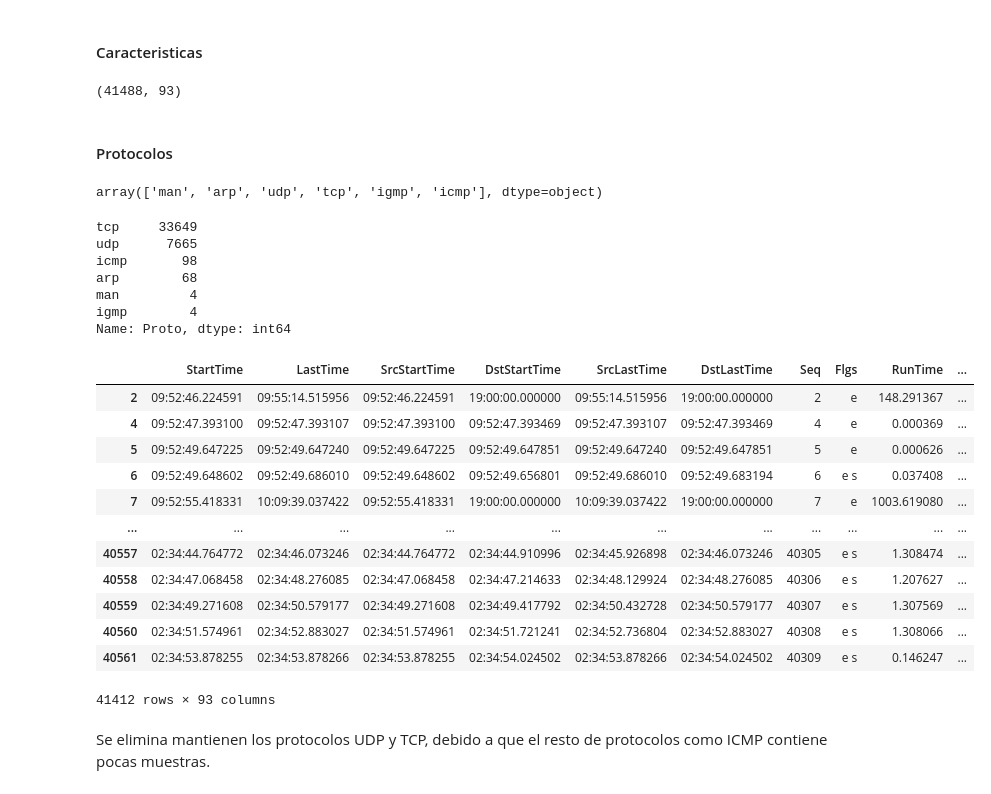
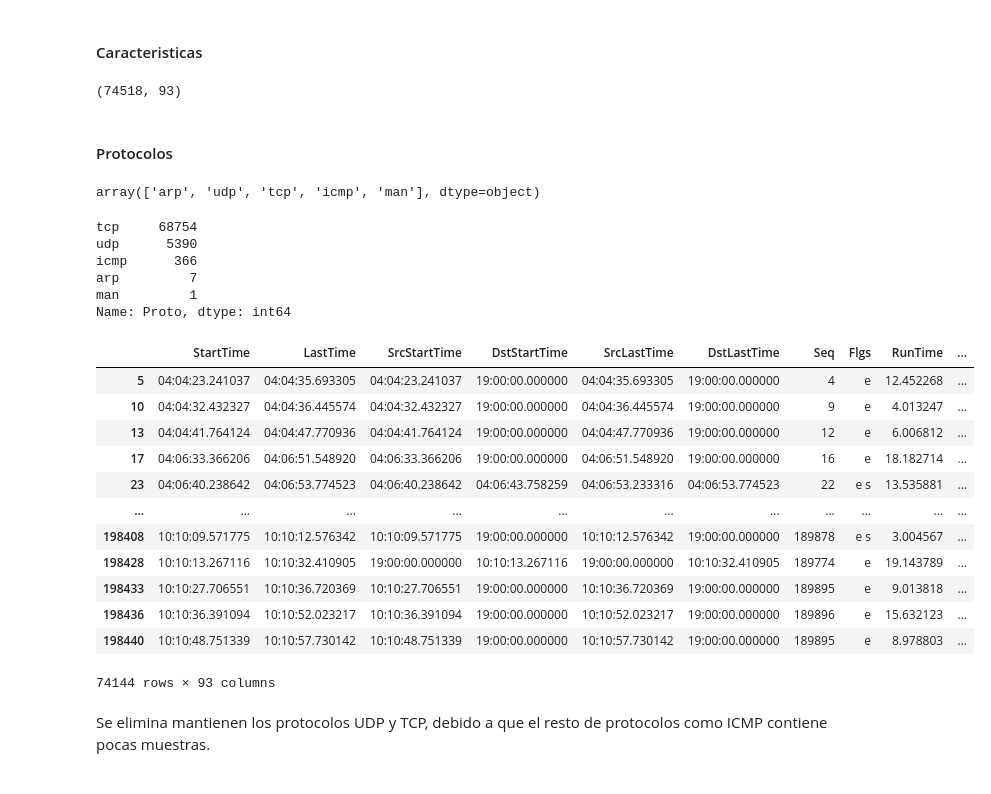
Before and after one commit to soyMA05/Clasiffication_TrafficSDN2, a Jupyter notebook: Fase2/limpieza_botnet.ipynb, the cells around one changed output. Drawn from its saved outputs; the diff is of its cells as text; code cells hidden in the pictures.

```diff
--- a/Fase2/limpieza_botnet.ipynb
+++ b/Fase2/limpieza_botnet.ipynb
@@ -23,5 +23,8 @@ def eliminar_filasvaloresDesconocidos(_daframe:pd.DataFrame, _dfilasConsulta:pd.
 # %% [markdown]
 # Importacion de datos
 # %%
-df_bot1 = pd.read_csv('../../botCTUltima/botnet-capture-20110815-fast-flux.csv')
-df_bot2 = pd.read_csv('../../botCTUltima/botnet-capture-20110815-fast-flux-2.csv')
+df_bot1 = pd.read_csv('../../botCTUltima/botnet-capture-20110810-neris.csv')
+df_bot2 = pd.read_csv('../../botCTUltima/botnet-capture-20110811-neris.csv')
+df_bot3 = pd.read_csv('../../botCTUltima/botnet-capture-20110815-fast-flux-2.csv')
+df_bot4 = pd.read_csv('../../botCTUltima/botnet-capture-20110815-fast-flux.csv')
+df_bot5 = pd.read_csv('../../botCTUltima/botnet-capture-20110817-bot.csv')
@@ -32,3 +124,10 @@ df_bot.to_csv('../../araDataFin/unclean/botnet.csv', index=False)
+# %%
+df_bot1=df_bot1[df_bot1.Dur>3]
+df_bot2=df_bot2[df_bot2.Dur>5]
+df_bot3=df_bot3[df_bot3.Dur>5]
+df_bot4=df_bot4[df_bot4.Dur>5]
+df_bot5=df_bot5[df_bot5.Dur>3]
+df_bot = pd.concat([df_bot1,df_bot2,df_bot3,df_bot4,df_bot5],axis=0)
 # %% [markdown]
 # 1. Limpieza de datos
 # %% [markdown]
@@ -45,41 +144,40 @@ df_bot.drop(columns=caracteristicas_in, axis=1, inplace=True)
 # %%
 df_bot.shape
 # %% [output]
-(41488, 93)
+(74518, 93)
 # %% [markdown]
 #### Protocolos
 # %%
 """verificiar protocolos para trafico botnet"""
 df_bot.Proto.unique()
 # %% [output]
-array(['man', 'arp', 'udp', 'tcp', 'igmp', 'icmp'], dtype=object)
+array(['arp', 'udp', 'tcp', 'icmp', 'man'], dtype=object)
 # %%
 df_bot.Proto.value_counts()
 # %% [output]
-tcp     33649
-udp      7665
-icmp       98
-arp        68
-man         4
-igmp        4
+tcp     68754
+udp      5390
+icmp      366
+arp         7
+man         1
 Name: Proto, dtype: int64
 # %%
 """analizar protocolos L3 y L4"""
-df_bot[(df_bot.Proto=='tcp')| (df_bot.Proto=='udp')df_bot[(df_bot.Proto=='tcp')| (df_bot.Proto=='udp')| (df_bot.Proto=='icmp')]
+df_bot[(df_bot.Proto=='tcp') | (df_bot.Proto=='udp')]
 # %% [output]
 |  | StartTime | LastTime | SrcStartTime | DstStartTime | SrcLastTime | DstLastTime | Seq | Flgs | RunTime | ... |
-| 2 | 09:52:46.224591 | 09:55:14.515956 | 09:52:46.224591 | 19:00:00.000000 | 09:55:14.515956 | 19:00:00.000000 | 2 | e | 148.291367 | ... |
-| 4 | 09:52:47.393100 | 09:52:47.393107 | 09:52:47.393100 | 09:52:47.393469 | 09:52:47.393107 | 09:52:47.393469 | 4 | e | 0.000369 | ... |
-| 5 | 09:52:49.647225 | 09:52:49.647240 | 09:52:49.647225 | 09:52:49.647851 | 09:52:49.647240 | 09:52:49.647851 | 5 | e | 0.000626 | ... |
-| 6 | 09:52:49.648602 | 09:52:49.686010 | 09:52:49.648602 | 09:52:49.656801 | 09:52:49.686010 | 09:52:49.683194 | 6 | e s | 0.037408 | ... |
-| 7 | 09:52:55.418331 | 10:09:39.037422 | 09:52:55.418331 | 19:00:00.000000 | 10:09:39.037422 | 19:00:00.000000 | 7 | e | 1003.619080 | ... |
+| 5 | 04:04:23.241037 | 04:04:35.693305 | 04:04:23.241037 | 19:00:00.000000 | 04:04:35.693305 | 19:00:00.000000 | 4 | e | 12.452268 | ... |
+| 10 | 04:04:32.432327 | 04:04:36.445574 | 04:04:32.432327 | 19:00:00.000000 | 04:04:36.445574 | 19:00:00.000000 | 9 | e | 4.013247 | ... |
+| 13 | 04:04:41.764124 | 04:04:47.770936 | 04:04:41.764124 | 19:00:00.000000 | 04:04:47.770936 | 19:00:00.000000 | 12 | e | 6.006812 | ... |
+| 17 | 04:06:33.366206 | 04:06:51.548920 | 04:06:33.366206 | 19:00:00.000000 | 04:06:51.548920 | 19:00:00.000000 | 16 | e | 18.182714 | ... |
+| 23 | 04:06:40.238642 | 04:06:53.774523 | 04:06:40.238642 | 04:06:43.758259 | 04:06:53.233316 | 04:06:53.774523 | 22 | e s | 13.535881 | ... |
 | ... | ... | ... | ... | ... | ... | ... | ... | ... | ... | ... |
-| 40557 | 02:34:44.764772 | 02:34:46.073246 | 02:34:44.764772 | 02:34:44.910996 | 02:34:45.926898 | 02:34:46.073246 | 40305 | e s | 1.308474 | ... |
-| 40558 | 02:34:47.068458 | 02:34:48.276085 | 02:34:47.068458 | 02:34:47.214633 | 02:34:48.129924 | 02:34:48.276085 | 40306 | e s | 1.207627 | ... |
-| 40559 | 02:34:49.271608 | 02:34:50.579177 | 02:34:49.271608 | 02:34:49.417792 | 02:34:50.432728 | 02:34:50.579177 | 40307 | e s | 1.307569 | ... |
-| 40560 | 02:34:51.574961 | 02:34:52.883027 | 02:34:51.574961 | 02:34:51.721241 | 02:34:52.736804 | 02:34:52.883027 | 40308 | e s | 1.308066 | ... |
-| 40561 | 02:34:53.878255 | 02:34:53.878266 | 02:34:53.878255 | 02:34:54.024502 | 02:34:53.878266 | 02:34:54.024502 | 40309 | e s | 0.146247 | ... |
+| 198408 | 10:10:09.571775 | 10:10:12.576342 | 10:10:09.571775 | 19:00:00.000000 | 10:10:12.576342 | 19:00:00.000000 | 189878 | e s | 3.004567 | ... |
+| 198428 | 10:10:13.267116 | 10:10:32.410905 | 19:00:00.000000 | 10:10:13.267116 | 19:00:00.000000 | 10:10:32.410905 | 189774 | e | 19.143789 | ... |
+| 198433 | 10:10:27.706551 | 10:10:36.720369 | 10:10:27.706551 | 19:00:00.000000 | 10:10:36.720369 | 19:00:00.000000 | 189895 | e | 9.013818 | ... |
+| 198436 | 10:10:36.391094 | 10:10:52.023217 | 10:10:36.391094 | 19:00:00.000000 | 10:10:52.023217 | 19:00:00.000000 | 189896 | e | 15.632123 | ... |
+| 198440 | 10:10:48.751339 | 10:10:57.730142 | 10:10:48.751339 | 19:00:00.000000 | 10:10:57.730142 | 19:00:00.000000 | 189895 | e | 8.978803 | ... |
-41412 rows × 93 columns
+74144 rows × 93 columns
 # %% [markdown]
 Se elimina mantienen los protocolos UDP y TCP, debido a que el resto de protocolos como ICMP contiene pocas muestras.
 # %%
```
Also changed, not shown: parts of 23 cells of this notebook.
